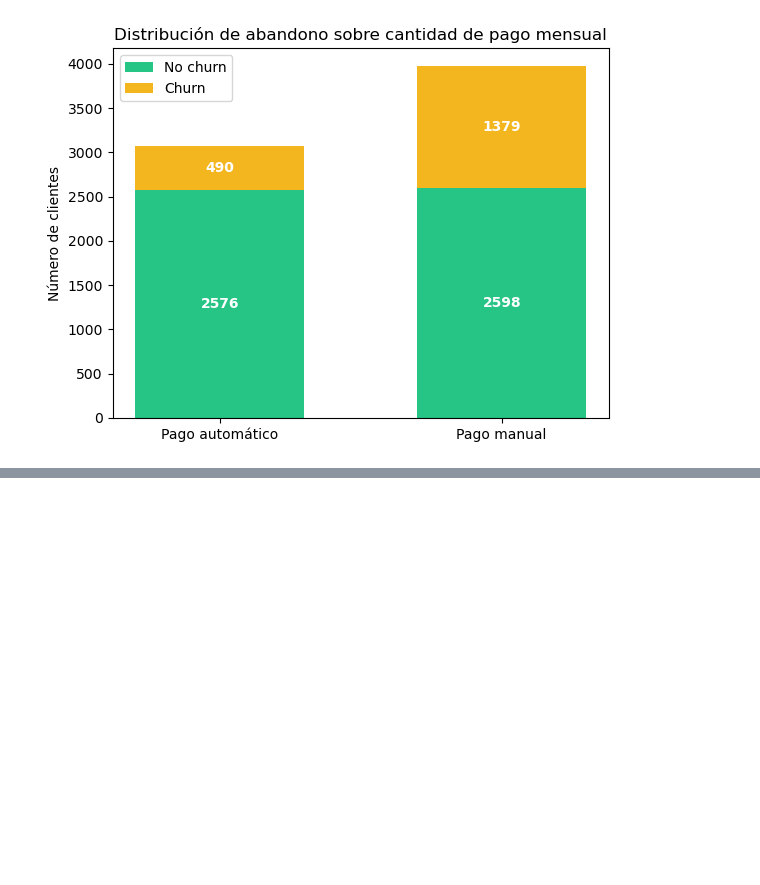
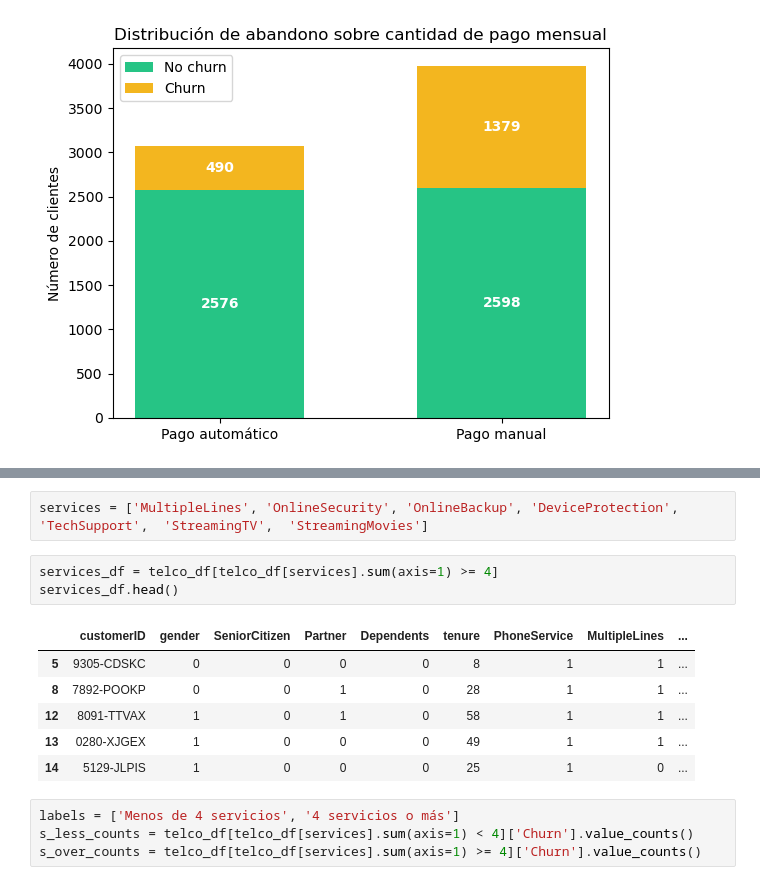
Before and after one commit to Jaumeesoleer/telco-churn-prediction, a Jupyter notebook: notebooks/EDA.ipynb, the cells around one changed output, grey strips where cells are left out. Cells and saved outputs as stored; diff of their text form; blank space fills up the shorter version.

```diff
--- a/notebooks/EDA.ipynb
+++ b/notebooks/EDA.ipynb
@@ -422,0 +425,16 @@ plt.show()
+# %%
+services = ['MultipleLines', 'OnlineSecurity', 'OnlineBackup', 'DeviceProtection',	'TechSupport', 	'StreamingTV',	'StreamingMovies']
+# %%
+services_df = telco_df[telco_df[services].sum(axis=1) >= 4]
+services_df.head()
+# %% [output]
+|  | customerID | gender | SeniorCitizen | Partner | Dependents | tenure | PhoneService | MultipleLines | ... |
+| 5 | 9305-CDSKC | 0 | 0 | 0 | 0 | 8 | 1 | 1 | ... |
+| 8 | 7892-POOKP | 0 | 0 | 1 | 0 | 28 | 1 | 1 | ... |
+| 12 | 8091-TTVAX | 1 | 0 | 1 | 0 | 58 | 1 | 1 | ... |
+| 13 | 0280-XJGEX | 1 | 0 | 0 | 0 | 49 | 1 | 1 | ... |
+| 14 | 5129-JLPIS | 1 | 0 | 0 | 0 | 25 | 1 | 0 | ... |
+# %%
+labels = ['Menos de 4 servicios', '4 servicios o más']
+s_less_counts = telco_df[telco_df[services].sum(axis=1) < 4]['Churn'].value_counts()
+s_over_counts = telco_df[telco_df[services].sum(axis=1) >= 4]['Churn'].value_counts()
```
Also changed, not shown: parts of 4 cells of this notebook.
